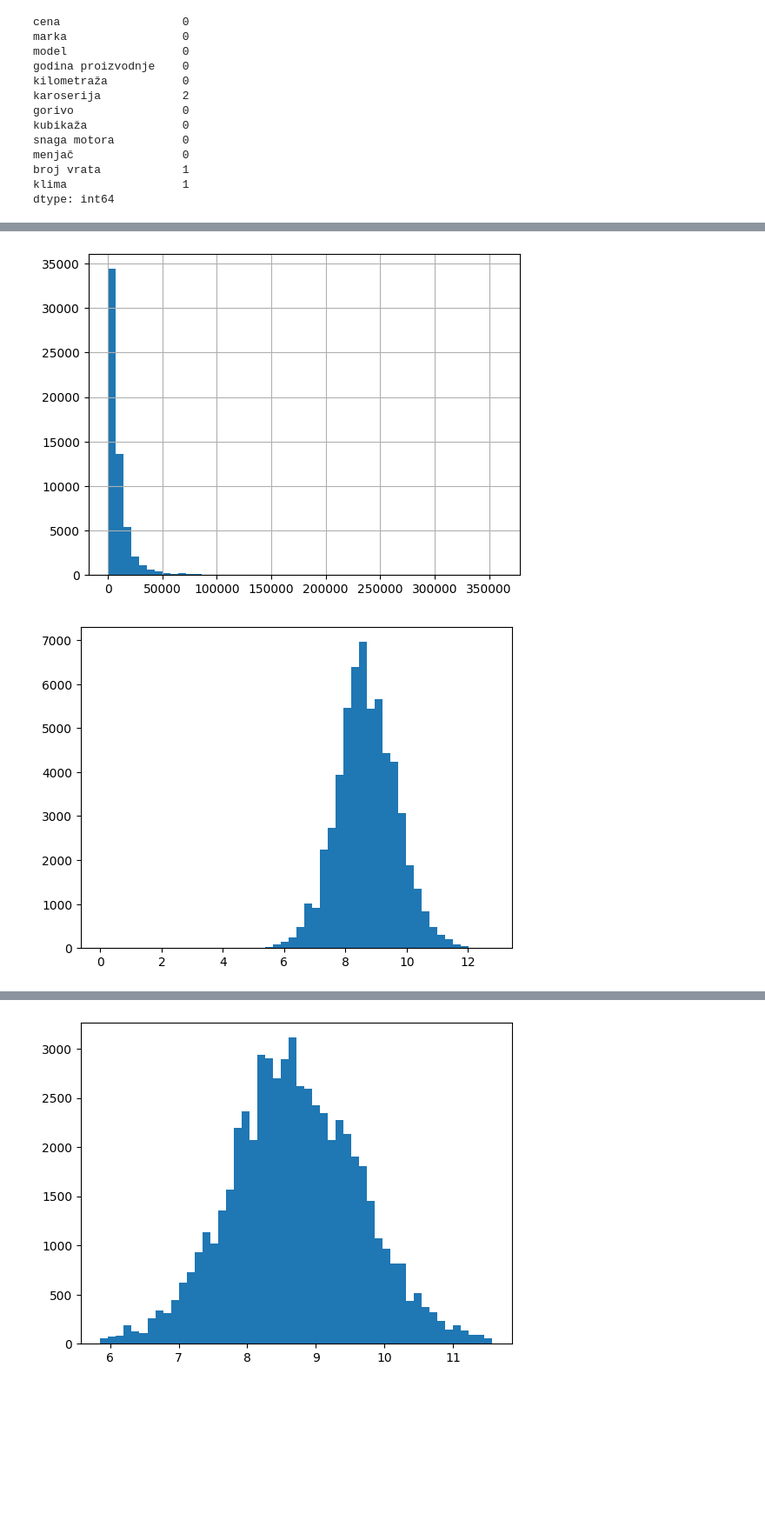
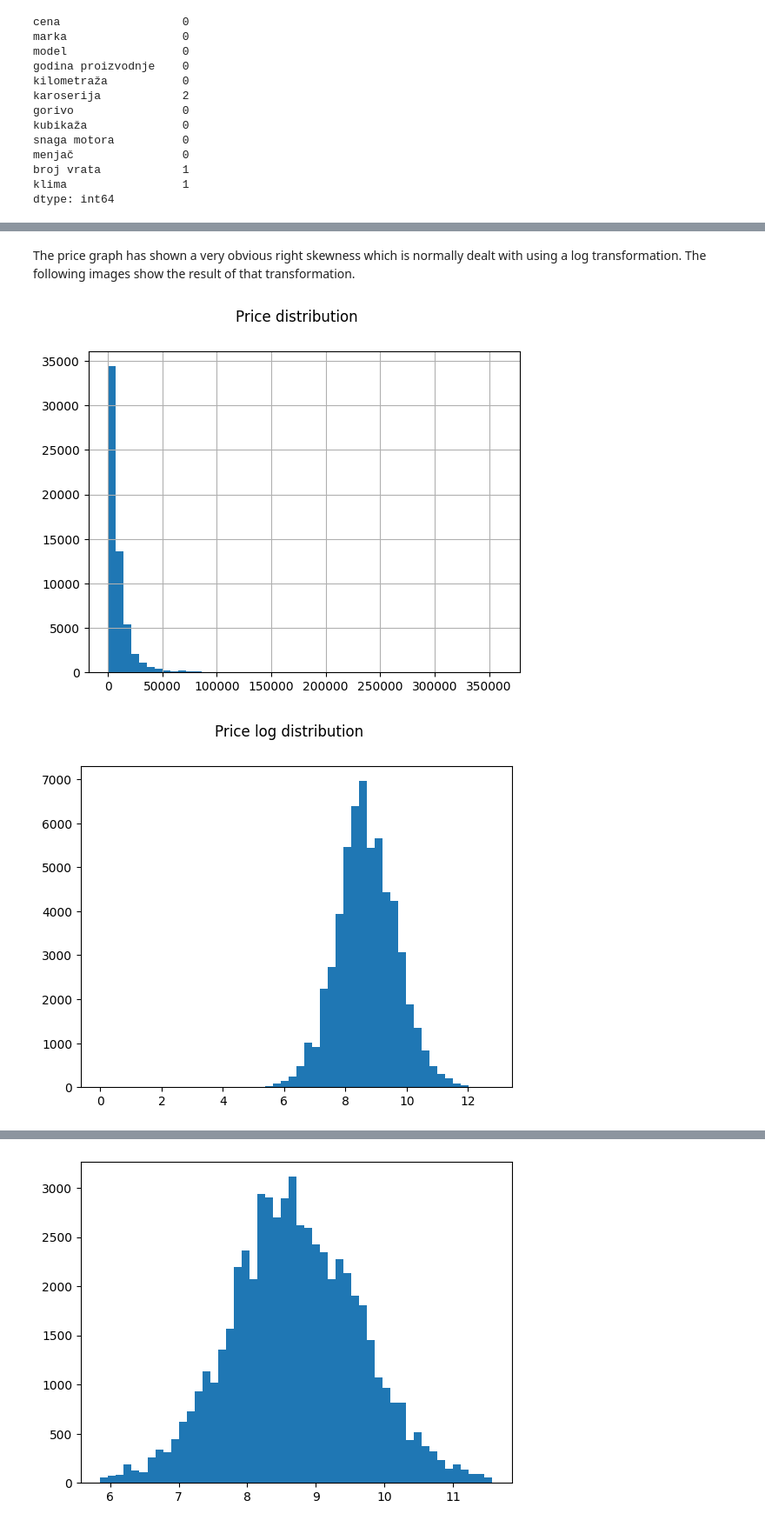
Before and after one commit to milsek/siap-projekat, a Jupyter notebook: explore.ipynb, the cells around one changed output, grey strips where cells are left out. Shown at 87% size. Saved outputs shown, nothing was run; the diff lists cells and outputs as text; code cells hidden in the pictures; blank space fills up the shorter version.

```diff
--- a/explore.ipynb
+++ b/explore.ipynb
@@ -87,12 +87,16 @@ plt.show()
+# %% [markdown]
+The price graph has shown a very obvious right skewness which is normally dealt with using a log transformation. The following images show the result of that transformation.
 # %%
 df['cena'].hist(bins=50)
+plt.suptitle('Price distribution')
 plt.show()
 
 df = df[df['cena'] > 0]
 plt.hist(np.log(df['cena']), bins=50)
+plt.suptitle('Price log distribution')
 plt.show()
 
 df['cena'] = np.log(df['cena'])
 # %% [output]
-[figure, old version]
+[figure, new version]
-[figure, old version]
+[figure, new version]
```
Also changed, not shown: parts of 35 cells of this notebook, 1 other file.
